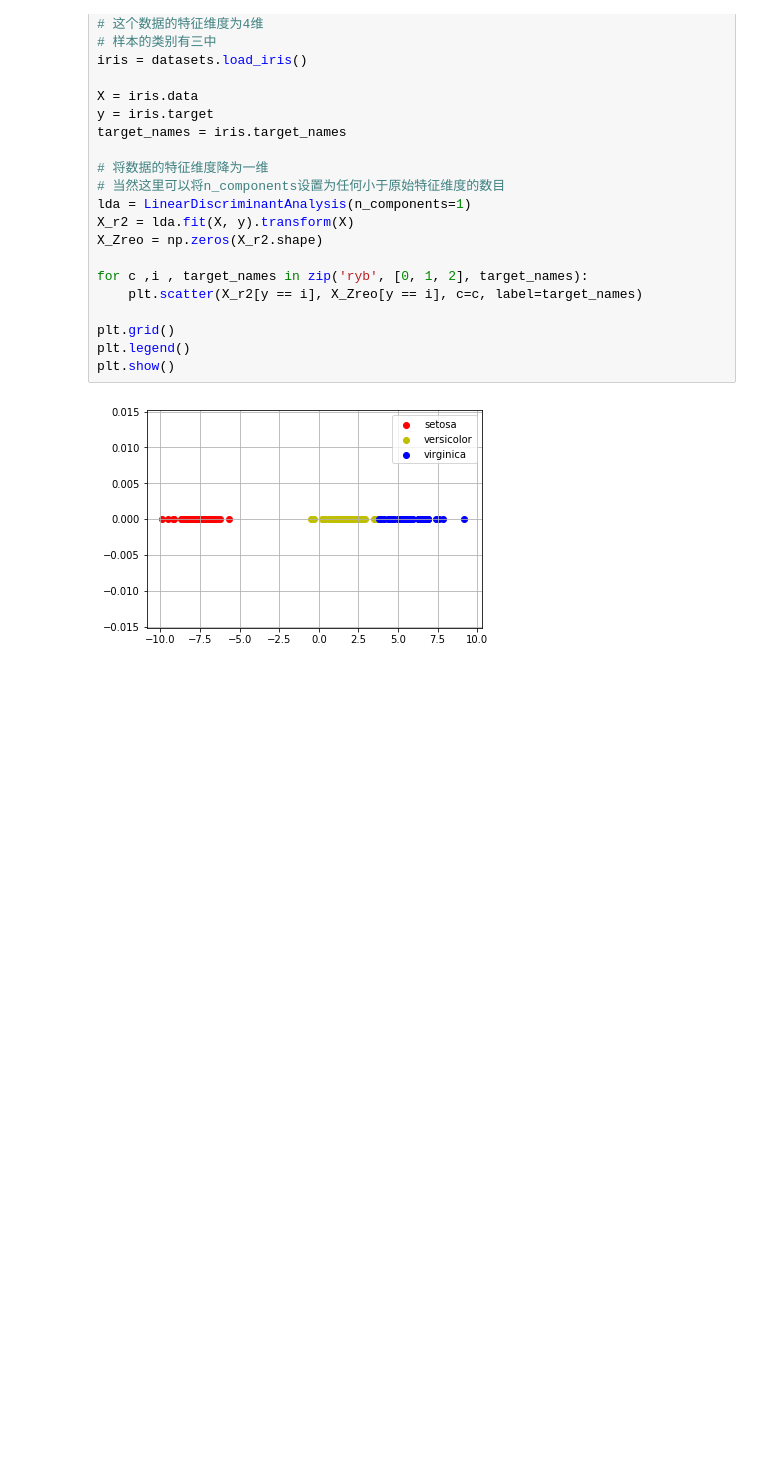
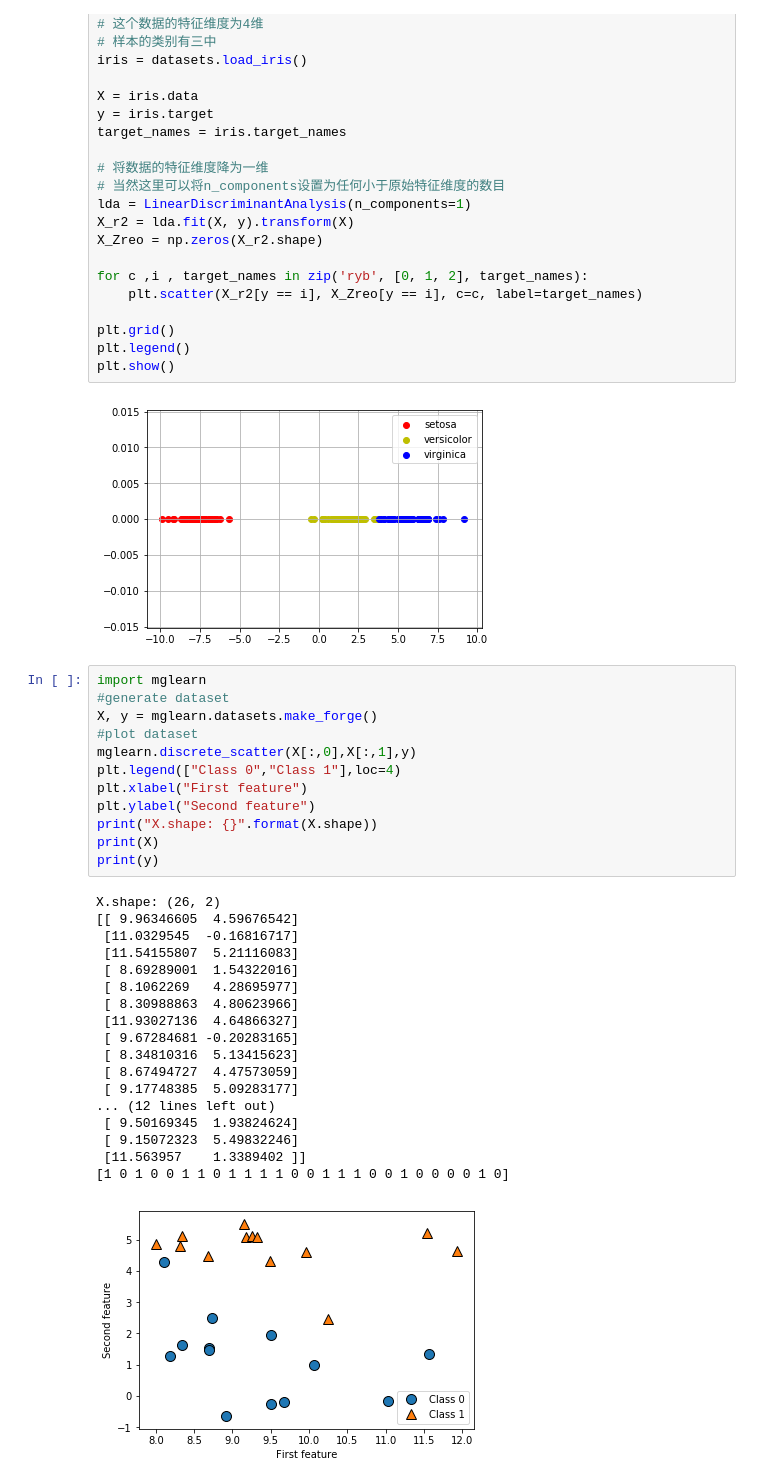
Before and after one commit to AnnYN/classify, a Jupyter notebook: discriminant-analysis.ipynb, the cells around one changed output. Cells and saved outputs as stored; diff of their text form; blank space fills up the shorter version.

```diff
--- a/discriminant-analysis.ipynb
+++ b/discriminant-analysis.ipynb
@@ -144,3 +144,34 @@ plt.legend()
 plt.show()
 # %% [output]
 [figure]
+# %%
+import mglearn
+#generate dataset
+X, y = mglearn.datasets.make_forge()
+#plot dataset
+mglearn.discrete_scatter(X[:,0],X[:,1],y)
+plt.legend(["Class 0","Class 1"],loc=4)
+plt.xlabel("First feature")
+plt.ylabel("Second feature")
+print("X.shape: {}".format(X.shape))
+print(X)
+print(y)
+# %% [output]
+X.shape: (26, 2)
+[[ 9.96346605  4.59676542]
+ [11.0329545  -0.16816717]
+ [11.54155807  5.21116083]
+ [ 8.69289001  1.54322016]
+ [ 8.1062269   4.28695977]
+ [ 8.30988863  4.80623966]
+ [11.93027136  4.64866327]
+ [ 9.67284681 -0.20283165]
+ [ 8.34810316  5.13415623]
+ [ 8.67494727  4.47573059]
+ [ 9.17748385  5.09283177]
+... (12 lines left out)
+ [ 9.50169345  1.93824624]
+ [ 9.15072323  5.49832246]
+ [11.563957    1.3389402 ]]
+[1 0 1 0 0 1 1 0 1 1 1 1 0 0 1 1 1 0 0 1 0 0 0 0 1 0]
+[figure, added]
```
Also changed, not shown: parts of 94 cells of this notebook.
